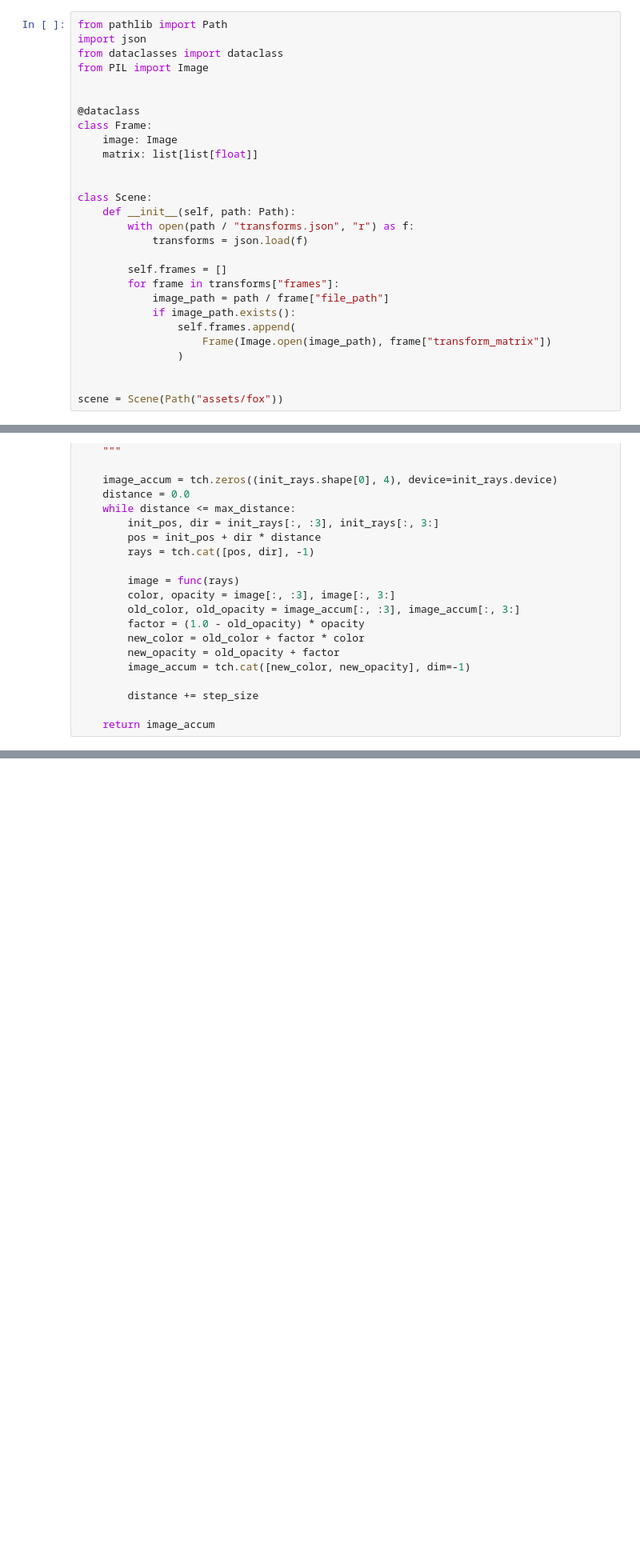
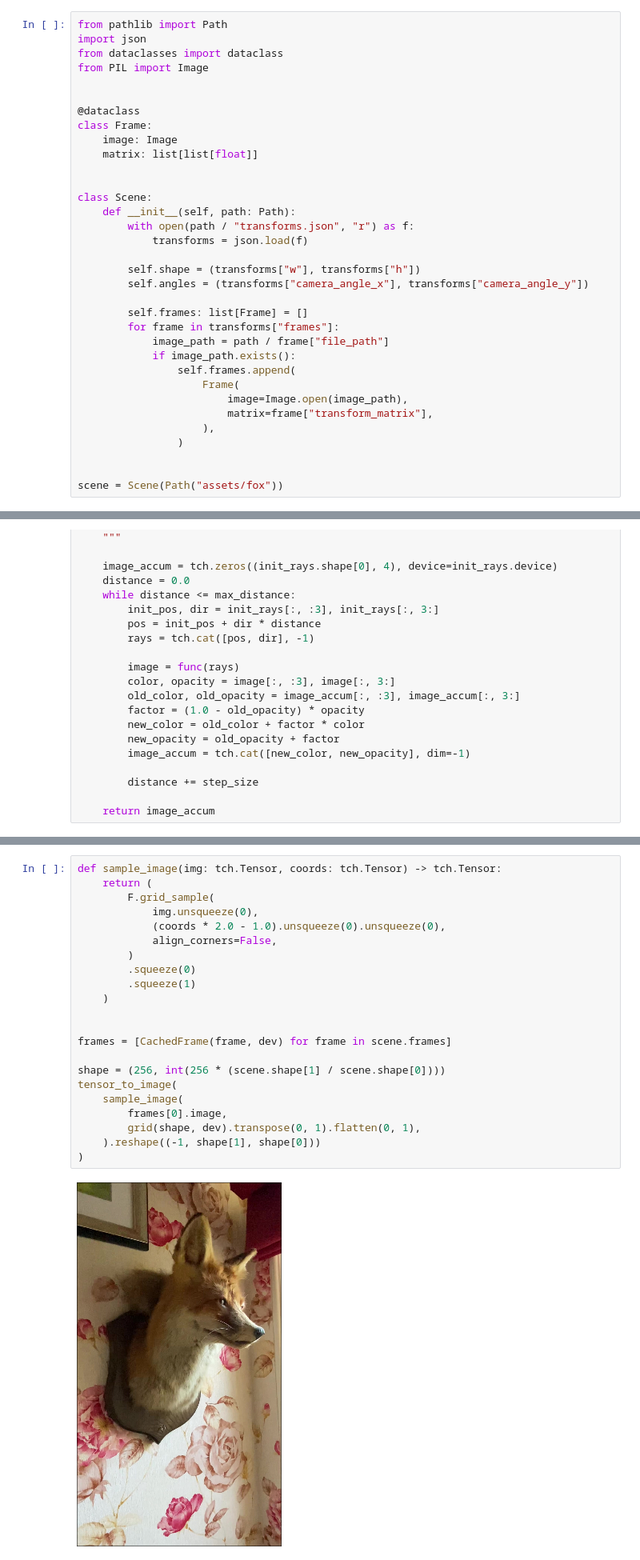
Before and after one commit to agerasev/nerf-playground, a Jupyter notebook: 3d.ipynb, the cells around one changed output, grey strips where cells are left out. Shown: that part at 80% size. Drawn from its saved outputs; the diff is of its cells as text; blank space fills up the shorter version.

```diff
--- a/3d.ipynb
+++ b/3d.ipynb
@@ -16,12 +16,18 @@ class Scene:
         with open(path / "transforms.json", "r") as f:
             transforms = json.load(f)
 
-        self.frames = []
+        self.shape = (transforms["w"], transforms["h"])
+        self.angles = (transforms["camera_angle_x"], transforms["camera_angle_y"])
+
+        self.frames: list[Frame] = []
         for frame in transforms["frames"]:
             image_path = path / frame["file_path"]
             if image_path.exists():
                 self.frames.append(
-                    Frame(Image.open(image_path), frame["transform_matrix"])
+                    Frame(
+                        image=Image.open(image_path),
+                        matrix=frame["transform_matrix"],
+                    ),
                 )
 
 
@@ -157,0 +186,24 @@ tensor_to_image(image[:, :3].reshape(*res, 3).permute(2, 0, 1))
+# %%
+def sample_image(img: tch.Tensor, coords: tch.Tensor) -> tch.Tensor:
+    return (
+        F.grid_sample(
+            img.unsqueeze(0),
+            (coords * 2.0 - 1.0).unsqueeze(0).unsqueeze(0),
+            align_corners=False,
+        )
+        .squeeze(0)
+        .squeeze(1)
+    )
+
+
+frames = [CachedFrame(frame, dev) for frame in scene.frames]
+
+shape = (256, int(256 * (scene.shape[1] / scene.shape[0])))
+tensor_to_image(
+    sample_image(
+        frames[0].image,
+        grid(shape, dev).transpose(0, 1).flatten(0, 1),
+    ).reshape((-1, shape[1], shape[0]))
+)
+# %% [output]
+[figure, added]
```
Also changed, not shown: parts of 13 cells of this notebook, 2 other files.
